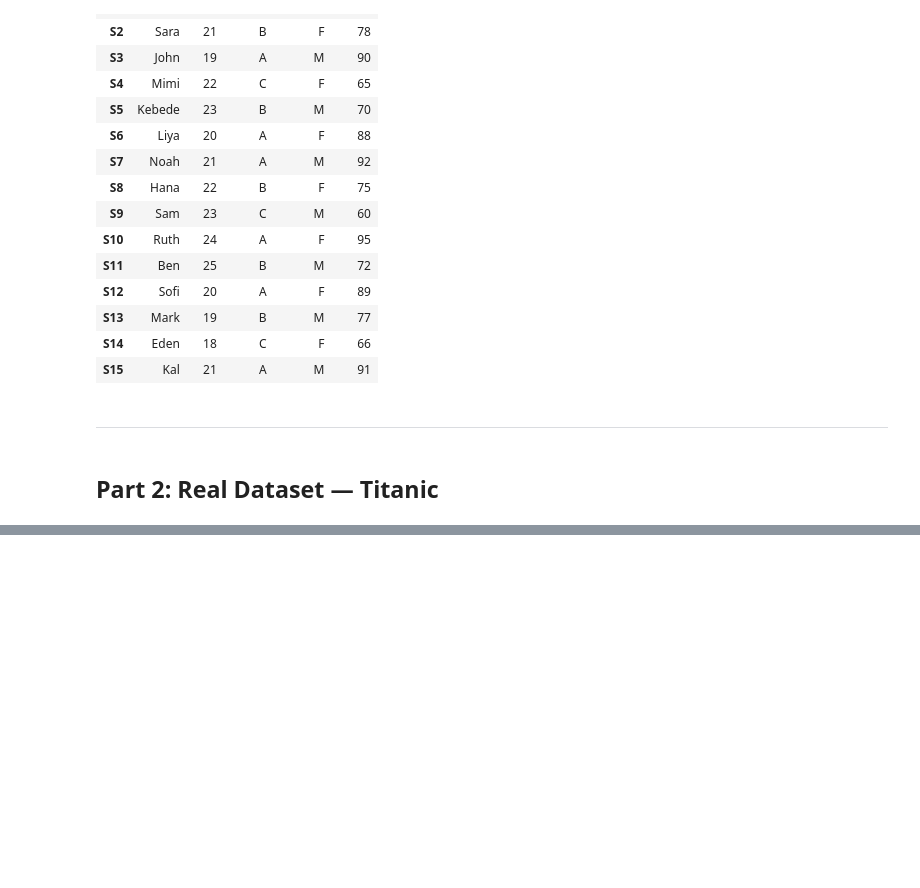
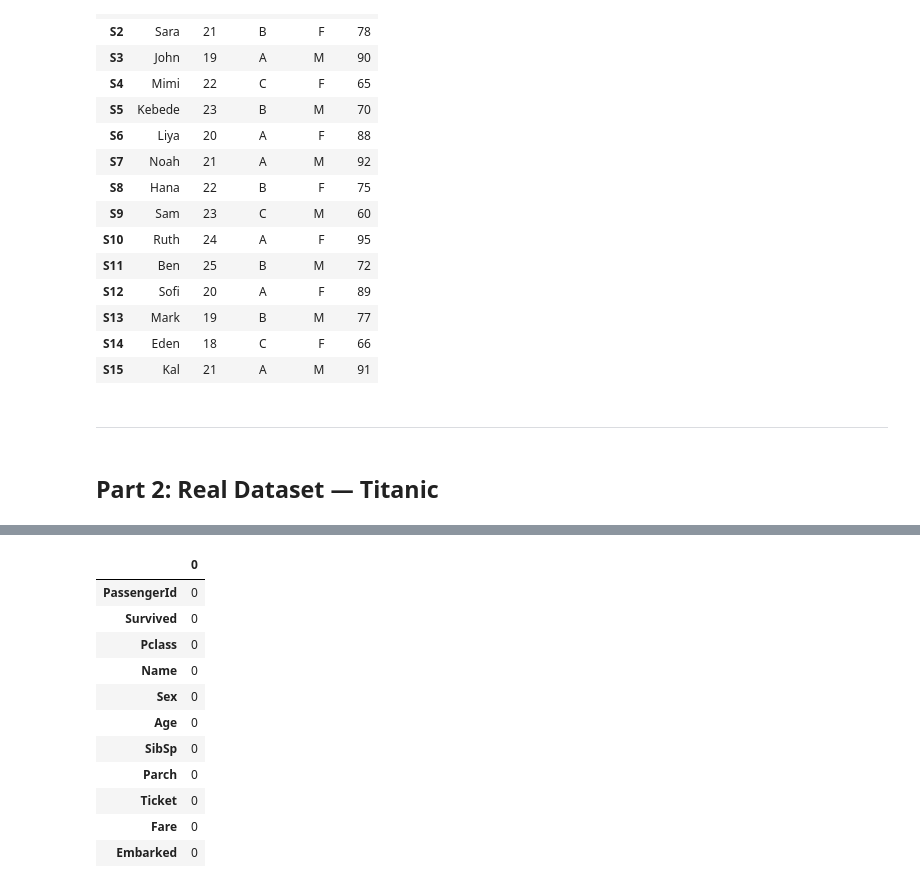
Before and after one commit to myla48/titanic-survival-analysis, a Jupyter notebook: Titanic_Part1_Part2.ipynb, the cells around one changed output, grey strips where cells are left out. Cells and saved outputs as stored; diff of their text form; code cells hidden in the pictures; blank space fills up the shorter version.

```diff
--- a/Titanic_Part1_Part2.ipynb
+++ b/Titanic_Part1_Part2.ipynb
@@ -273,0 +42,81 @@ Based on the analysis:
+# %%
+import pandas as pd
+
+# -----------------------------
+# Load Titanic Dataset
+# -----------------------------
+titanic_df = pd.read_csv('/content/Titanic-Dataset.csv')
+
+# -----------------------------
+# Step 1: Exploration
+# -----------------------------
+print("=== Titanic Dataset Overview ===")
+display(titanic_df.head())
+display(titanic_df.info())
+display(titanic_df.describe())
+
+# -----------------------------
+# Step 2: Data Cleaning
+# -----------------------------
+titanic_df = titanic_df.copy()  # Avoid chained assignment warnings
+titanic_df['Age'] = titanic_df['Age'].fillna(titanic_df['Age'].median())
+titanic_df['Embarked'] = titanic_df['Embarked'].fillna(titanic_df['Embarked'].mode()[0])
+# Check if 'Cabin' column exists before dropping it
+if 'Cabin' in titanic_df.columns:
+    titanic_df.drop('Cabin', axis=1, inplace=True)
+titanic_df.drop_duplicates(inplace=True)
+
+print("\nMissing values after cleaning:")
+display(titanic_df.isnull().sum())
+
+# -----------------------------
+# Step 3: Data Analysis
+# -----------------------------
+# Survival by gender
+survival_gender = titanic_df.groupby('Sex')['Survived'].mean() * 100
+# Survival by class
+survival_class = titanic_df.groupby('Pclass')['Survived'].mean() * 100
+# Average age per class
+avg_age_class = titanic_df.groupby('Pclass')['Age'].mean()
+# Survival by age group
+titanic_df['AgeGroup'] = pd.cut(titanic_df['Age'], bins=[0,12,18,60,100],
+                                labels=['Child','Teenager','Adult','Senior'])
+survival_age_group = titanic_df.groupby('AgeGroup')['Survived'].mean() * 100
+
+print("\n=== Survival Rate by Gender (%) ===")
+display(survival_gender)
+print("\n=== Survival Rate by Class (%) ===")
+display(survival_class)
+print("\n=== Average Age per Class ===")
+display(avg_age_class)
+print("\n=== Survival Rate by Age Group (%) ===")
+display(survival_age_group)
+
+# -----------------------------
+# Step 4: Filtering
+# -----------------------------
+female_survivors = titanic_df[(titanic_df['Sex']=='female') & (titanic_df['Survived']==1)]
+child_survivors = titanic_df[(titanic_df['AgeGroup']=='Child') & (titanic_df['Survived']==1)]
+first_class_survivors = titanic_df[(titanic_df['Pclass']==1) & (titanic_df['Survived']==1)]
+
+print("\n=== Female Survivors ===")
+display(female_survivors.head())
+print(f"Total Female Survivors: {len(female_survivors)}")
+
+print("\n=== Child Survivors ===")
+display(child_survivors.head())
+print(f"Total Child Survivors: {len(child_survivors)}")
+
+print("\n=== 1st Class Survivors ===")
+display(first_class_survivors.head())
+print(f"Total 1st Class Survivors: {len(first_class_survivors)}")
+
+# -----------------------------
+# Step 5: Insights
+# -----------------------------
+print("\n=== Insights ===")
+print(f"1. Gender: Women were more likely to survive ({survival_gender['female']:.2f}%) than men ({survival_gender['male']:.2f}%).")
+print(f"2. Class: 1st class passengers had highest survival ({survival_class[1]:.2f}%), followed by 2nd ({survival_class[2]:.2f}%) and 3rd ({survival_class[3]:.2f}%).")
+print(f"3. Children: Higher survival rate ({survival_age_group['Child']:.2f}%) compared to adults and seniors.")
+print("4. Highest survival combination: Female passengers in 1st class had the highest likelihood of survival.")
+# %% [output]
@@ -273,0 +160,12 @@ Based on the analysis:
+|  | 0 |
+| PassengerId | 0 |
+| Survived | 0 |
+| Pclass | 0 |
+| Name | 0 |
+| Sex | 0 |
+| Age | 0 |
+| SibSp | 0 |
+| Parch | 0 |
+| Ticket | 0 |
+| Fare | 0 |
+| Embarked | 0 |
```
Also changed, not shown: parts of 11 cells of this notebook.
